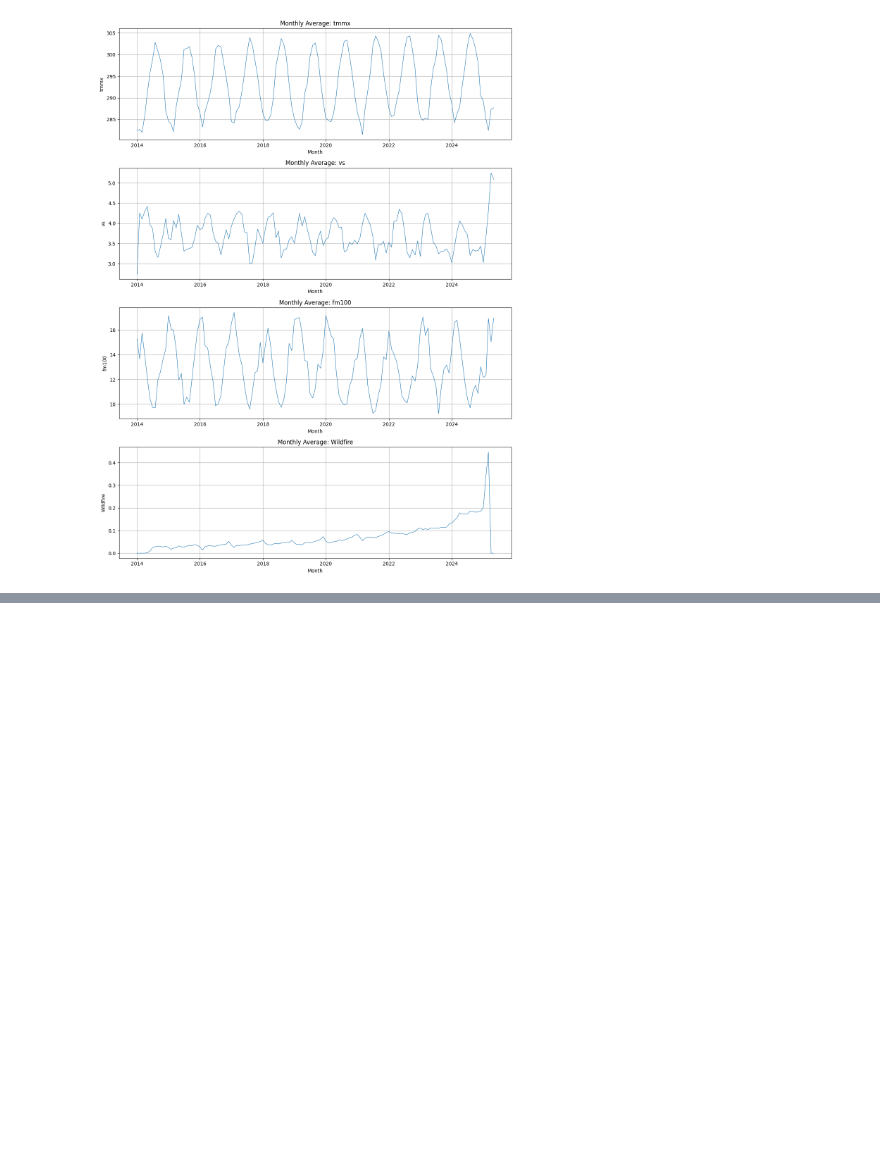
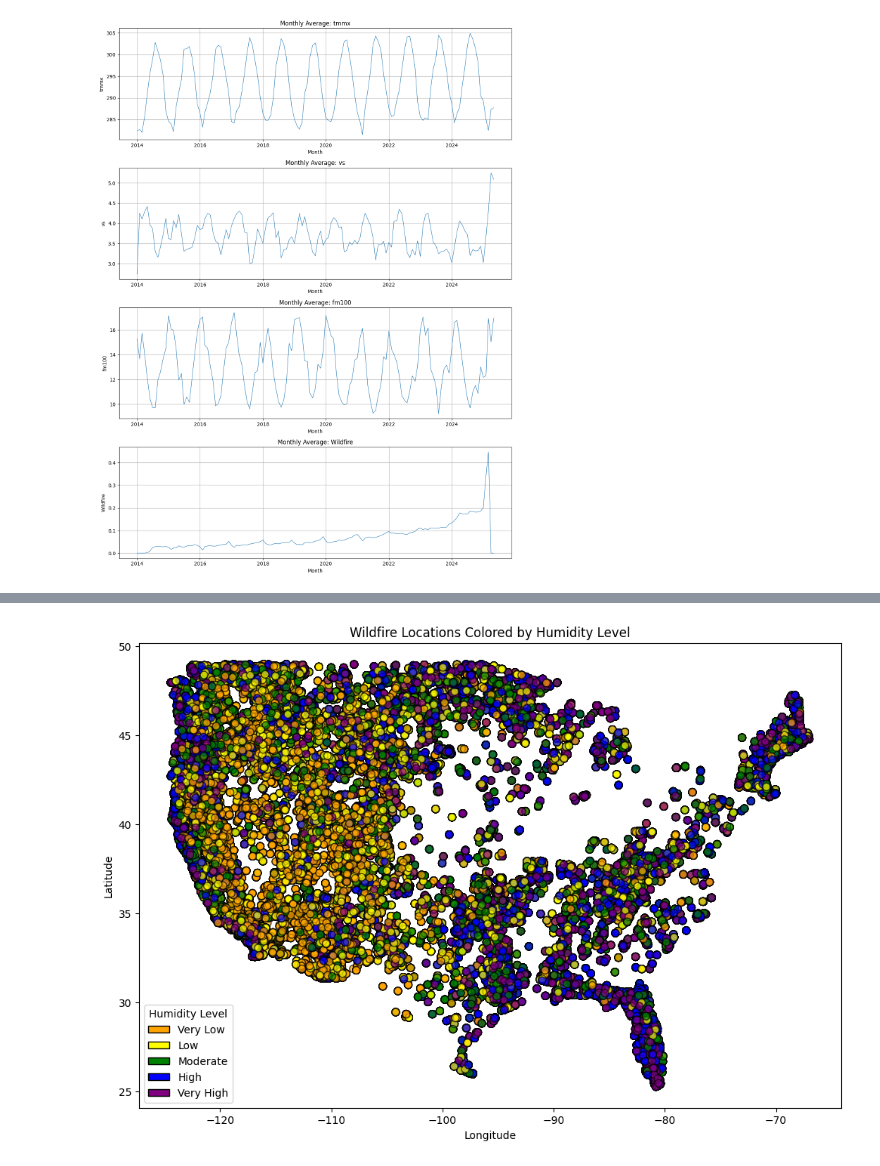
Before and after one commit to jaheemedwards/forest_fire_prediction, a Jupyter notebook: notebooks/forest_fire_eda_part2.ipynb, the cells around one changed output, grey strips where cells are left out. Saved outputs shown, nothing was run; the diff lists cells and outputs as text; code cells hidden in the pictures; blank space fills up the shorter version.

```diff
--- a/notebooks/forest_fire_eda_part2.ipynb
+++ b/notebooks/forest_fire_eda_part2.ipynb
@@ -617,0 +634,40 @@ plt.show()
+# %%
+import matplotlib.pyplot as plt
+from matplotlib.patches import Patch
+
+# Filter wildfires and handle missing labels
+wildfires = balanced_df[balanced_df['Wildfire'] == 1].dropna(subset=['rmax_label'])
+
+# Map categories to colors
+color_dict = {
+    'Very Low': 'orange',
+    'Low': 'yellow',
+    'Moderate': 'green',
+    'High': 'blue',
+    'Very High': 'purple'
+}
+point_colors = wildfires['rmax_label'].map(color_dict)
+
+# Create scatter plot
+plt.figure(figsize=(12, 8))
+plt.scatter(
+    wildfires['longitude'],
+    wildfires['latitude'],
+    c=point_colors,
+    s=50,
+    alpha=0.7,
+    edgecolor='k'
+)
+
+plt.xlabel('Longitude')
+plt.ylabel('Latitude')
+plt.title('Wildfire Locations Colored by Humidity Level')
+
+# Create legend manually
+legend_elements = [Patch(facecolor=color, edgecolor='k', label=label)
+                   for label, color in color_dict.items()]
+plt.legend(handles=legend_elements, title="Humidity Level")
+
+plt.show()
+# %% [output]
+[figure, added]
```
Also changed, not shown: parts of 11 cells of this notebook, 2 other files.
